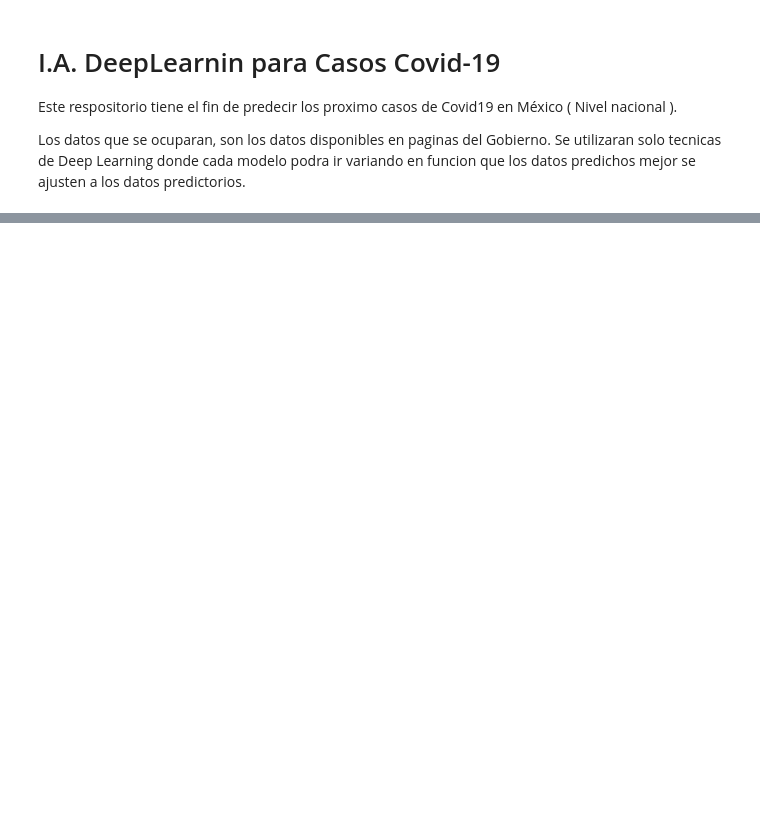
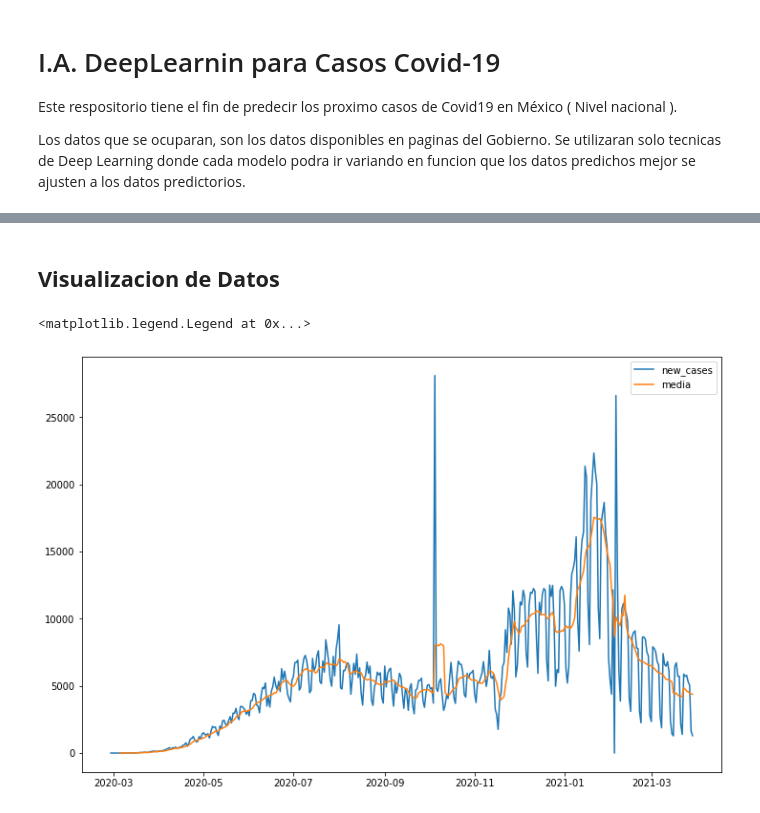
Before and after one commit to artthuro6/Deep_Learning-Covid19, a Jupyter notebook: LSTM_COVID_19.ipynb, the cells around one changed output, grey strips where cells are left out. Saved outputs shown, nothing was run; the diff lists cells and outputs as text; code cells hidden in the pictures; blank space fills up the shorter version.

```diff
--- a/LSTM_COVID_19.ipynb
+++ b/LSTM_COVID_19.ipynb
@@ -69,0 +119,4 @@ df.head(6)
+# %%
+# Quitando Datos faltantes.
+
+df_mx = df_mx[df_mx['new_cases'].notna()]
@@ -69,0 +142,22 @@ df.head(6)
+# %% [markdown]
+## **Visualizacion de Datos**
+# %%
+df_mx_2 = df_mx.copy()
+# %%
+df_mx_2.set_index('date', inplace=True)
+# %%
+# Promedio de ventanas de tiempo
+
+#Ventana de tiempo
+ventana_tiempo = df_mx_2.rolling(7)
+
+#Media de la ventana de tiempo
+media_df = ventana_tiempo.mean()
+# %%
+plt.figure(figsize=(12,8))
+plt.plot(df_mx_2, label='new_cases')
+plt.plot(media_df, label='media')
+plt.legend()
+# %% [output]
+<matplotlib.legend.Legend at 0x...>
+[figure, added]
```
Also changed, not shown: parts of 22 cells of this notebook.
